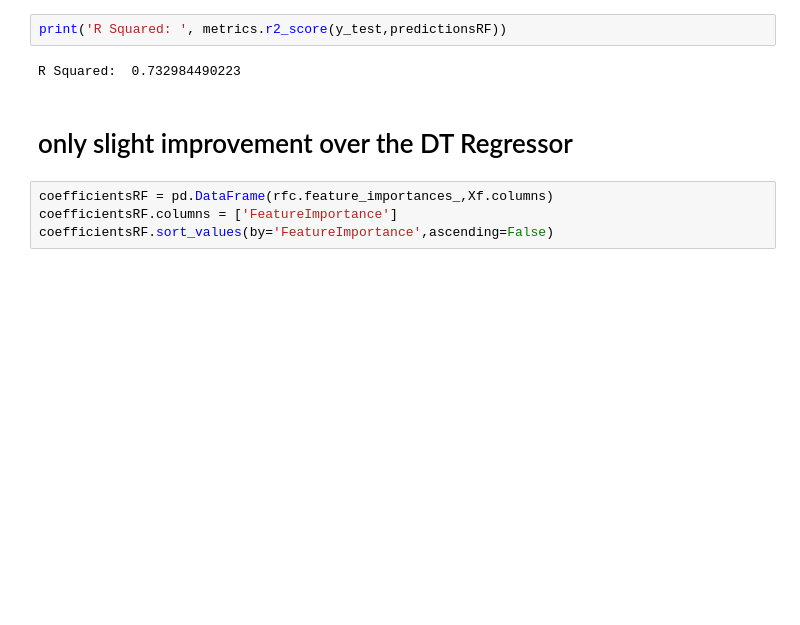
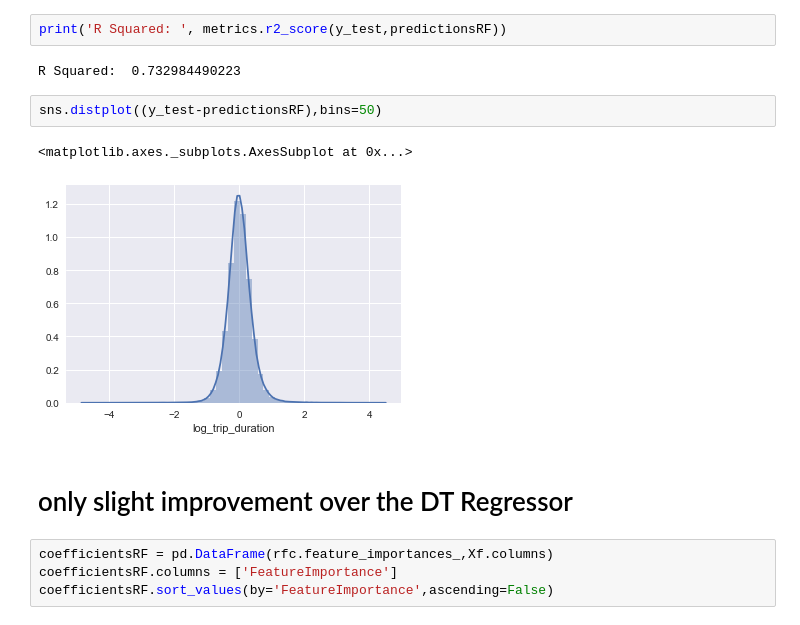
Before and after one commit to andrewcmilne/capstone1_taxi, a Jupyter notebook: TaxiInferentialStatistics&ML.ipynb, the cells around one changed output. Drawn from its saved outputs; the diff is of its cells as text; blank space fills up the shorter version.

```diff
--- a/TaxiInferentialStatistics&ML.ipynb
+++ b/TaxiInferentialStatistics&ML.ipynb
@@ -723,6 +725,11 @@ RMSE: 0.39994582154
 print('R Squared: ', metrics.r2_score(y_test,predictionsRF))
 # %% [output]
 R Squared:  0.732984490223
+# %%
+sns.distplot((y_test-predictionsRF),bins=50)
+# %% [output]
+<matplotlib.axes._subplots.AxesSubplot at 0x...>
+[figure, added]
 # %% [markdown]
 # only slight improvement over the DT Regressor
 # %%
```
Also changed, not shown: parts of 1 cell of this notebook.
